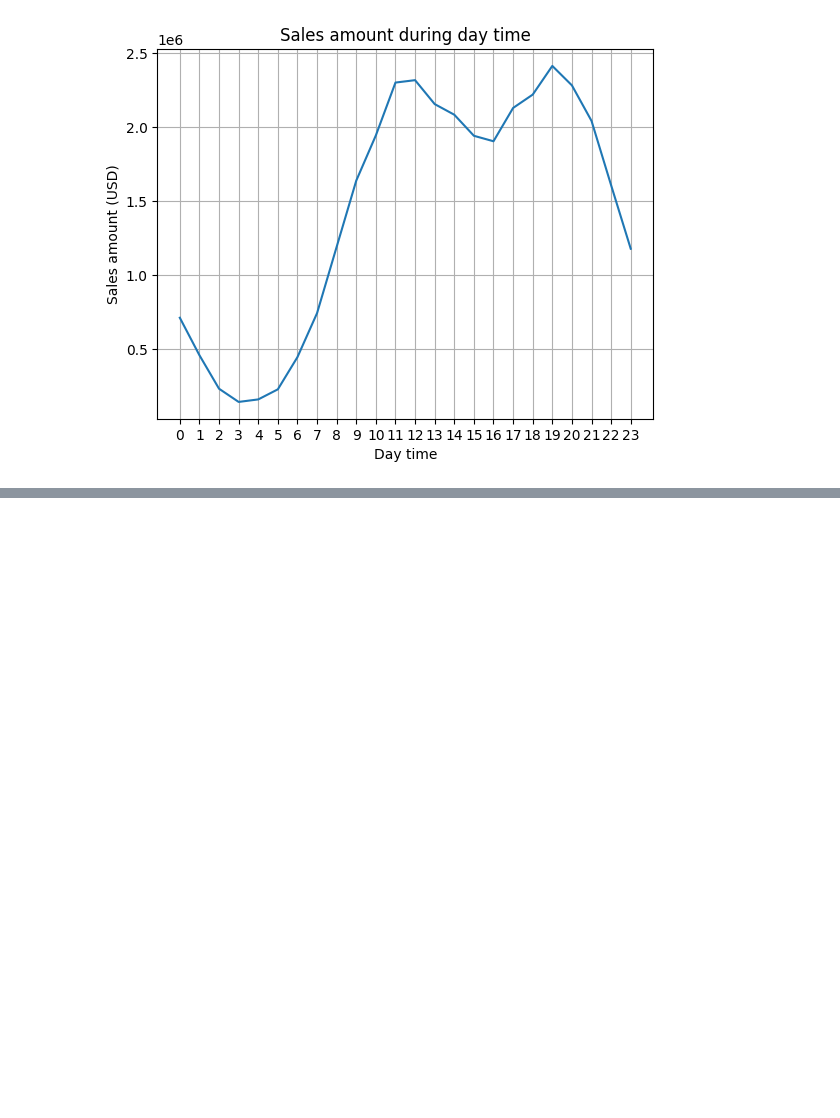
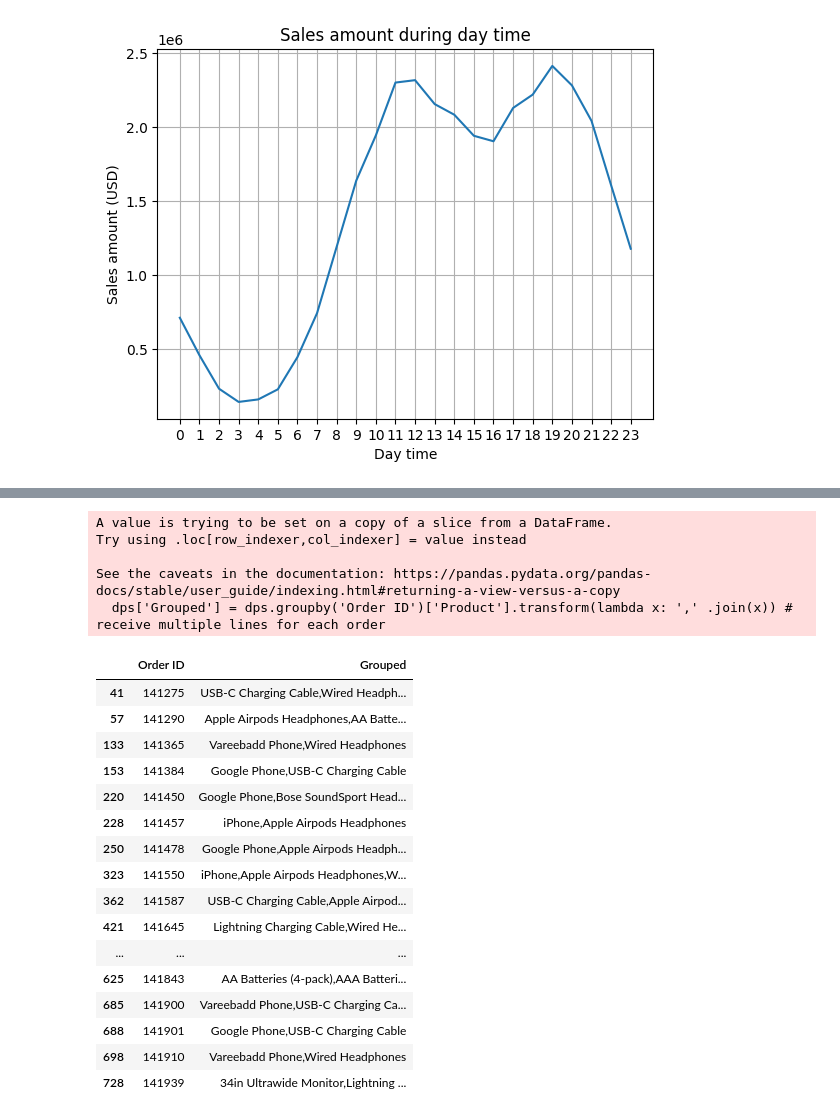
Before and after one commit to mezenka/Python_DataExploration, a Jupyter notebook: pandas_ds1.ipynb, the cells around one changed output, grey strips where cells are left out. Saved outputs shown, nothing was run; the diff lists cells and outputs as text; code cells hidden in the pictures; blank space fills up the shorter version.

```diff
--- a/pandas_ds1.ipynb
+++ b/pandas_ds1.ipynb
@@ -408,0 +432,30 @@ plt.show()
+# %%
+# finding products that were sold bundled together
+# finding duplicates
+dps = all_data[all_data['Order ID'].duplicated(keep=False)]
+dps['Grouped'] = dps.groupby('Order ID')['Product'].transform(lambda x: ',' .join(x)) # receive multiple lines for each order
+dps = dps[['Order ID','Grouped']].drop_duplicates() # to get read of duplicated order lines
+dps.head(20)
+# %% [output]
+A value is trying to be set on a copy of a slice from a DataFrame.
+Try using .loc[row_indexer,col_indexer] = value instead
+
+See the caveats in the documentation: https://pandas.pydata.org/pandas-docs/stable/user_guide/indexing.html#returning-a-view-versus-a-copy
+  dps['Grouped'] = dps.groupby('Order ID')['Product'].transform(lambda x: ',' .join(x)) # receive multiple lines for each order
+|  | Order ID | Grouped |
+| 41 | 141275 | USB-C Charging Cable,Wired Headph... |
+| 57 | 141290 | Apple Airpods Headphones,AA Batte... |
+| 133 | 141365 | Vareebadd Phone,Wired Headphones |
+| 153 | 141384 | Google Phone,USB-C Charging Cable |
+| 220 | 141450 | Google Phone,Bose SoundSport Head... |
+| 228 | 141457 | iPhone,Apple Airpods Headphones |
+| 250 | 141478 | Google Phone,Apple Airpods Headph... |
+| 323 | 141550 | iPhone,Apple Airpods Headphones,W... |
+| 362 | 141587 | USB-C Charging Cable,Apple Airpod... |
+| 421 | 141645 | Lightning Charging Cable,Wired He... |
+| ... | ... | ... |
+| 625 | 141843 | AA Batteries (4-pack),AAA Batteri... |
+| 685 | 141900 | Vareebadd Phone,USB-C Charging Ca... |
+| 688 | 141901 | Google Phone,USB-C Charging Cable |
+| 698 | 141910 | Vareebadd Phone,Wired Headphones |
+| 728 | 141939 | 34in Ultrawide Monitor,Lightning ... |
```
Also changed, not shown: parts of 3 cells of this notebook.
